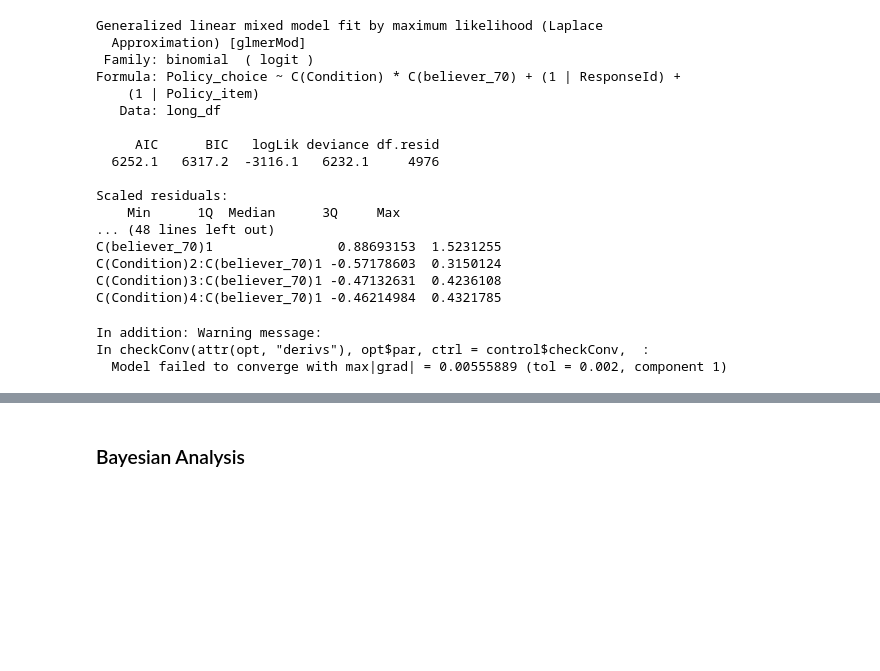
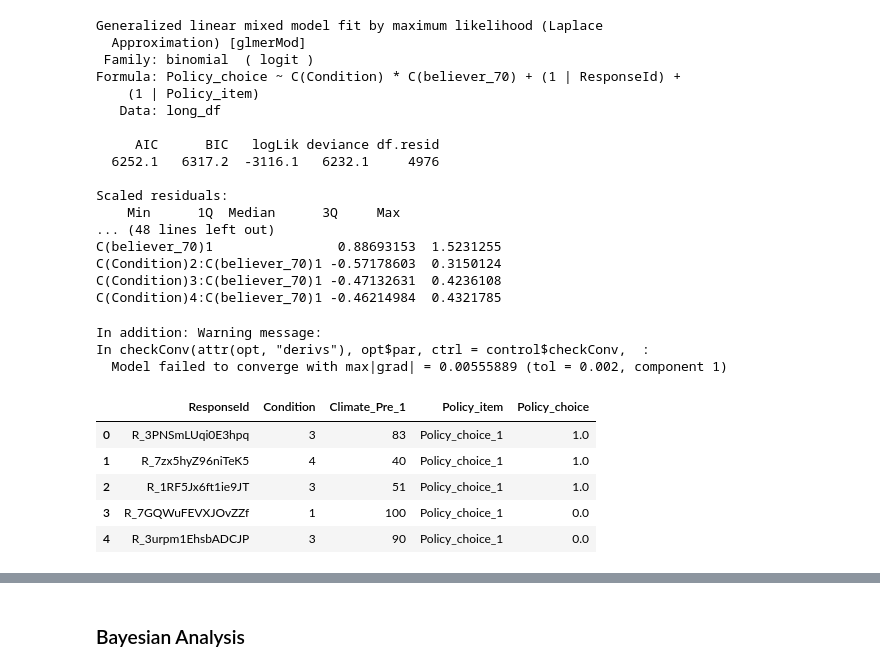
Before and after one commit to EvelinaBao/EmoInductionCC, a Jupyter notebook: Study1/PolicyPriorityAnalysis.ipynb, the cells around one changed output, grey strips where cells are left out. Drawn from its saved outputs; the diff is of its cells as text; code cells hidden in the pictures; blank space fills up the shorter version.

Commit message:
Added linear model with moderators
Added linear model for pre-test climate belief (continuous) as the moderator

```diff
--- a/Study1/PolicyPriorityAnalysis.ipynb
+++ b/Study1/PolicyPriorityAnalysis.ipynb
@@ -427,3 +427,18 @@ C(Condition)4:C(believer_70)1 -0.46214984  0.4321785
 In addition: Warning message:
 In checkConv(attr(opt, "derivs"), opt$par, ctrl = control$checkConv,  :
   Model failed to converge with max|grad| = 0.00555889 (tol = 0.002, component 1)
+# %%
+# convert wide to long format adding pre-exisiting belief
+long_df = df.melt(id_vars=['ResponseId', 'Condition', 'Climate_Pre_1'],
+                  value_vars=['Policy_choice_1', 'Policy_choice_2', 'Policy_choice_3', 'Policy_choice_4', 'Policy_choice_5'],
+                  var_name='Policy_item',
+                  value_name='Policy_choice')
+
+long_df.head()
+# %% [output]
+|  | ResponseId | Condition | Climate_Pre_1 | Policy_item | Policy_choice |
+| 0 | R_3PNSmLUqi0E3hpq | 3 | 83 | Policy_choice_1 | 1.0 |
+| 1 | R_7zx5hyZ96niTeK5 | 4 | 40 | Policy_choice_1 | 1.0 |
+| 2 | R_1RF5Jx6ft1ie9JT | 3 | 51 | Policy_choice_1 | 1.0 |
+| 3 | R_7GQWuFEVXJOvZZf | 1 | 100 | Policy_choice_1 | 0.0 |
+| 4 | R_3urpm1EhsbADCJP | 3 | 90 | Policy_choice_1 | 0.0 |
```
Also changed, not shown: parts of 6 cells of this notebook, 1 other file.
